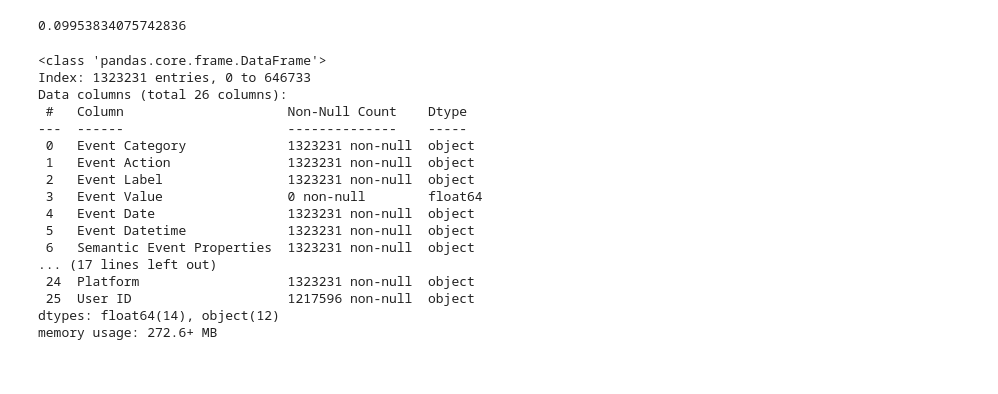
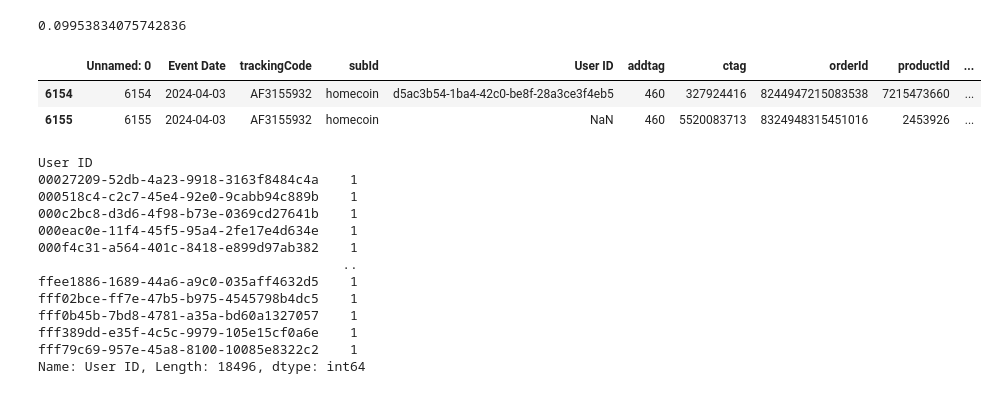
Before and after one commit to skadudd/bayes-ABtest, a Jupyter notebook: cp_test/cp_tst_click.ipynb, the cells around one changed output. Cells and saved outputs as stored; diff of their text form; code cells hidden in the pictures.

```diff
--- a/cp_test/cp_tst_click.ipynb
+++ b/cp_test/cp_tst_click.ipynb
@@ -126,23 +126,27 @@ df.query('`User ID` in @lst')['User ID'].nunique()
 df.query('`User ID`.isna()')['Airbridge Device ID'].nunique()/df['Airbridge Device ID'].nunique()
 # %% [output]
 0.09953834075742836
-# %%
-df[df['User ID']]
-# %% [output]
-<class 'pandas.core.frame.DataFrame'>
-Index: 1323231 entries, 0 to 646733
-Data columns (total 26 columns):
- #   Column                     Non-Null Count    Dtype
----  ------                     --------------    -----
- 0   Event Category             1323231 non-null  object
- 1   Event Action               1323231 non-null  object
- 2   Event Label                1323231 non-null  object
- 3   Event Value                0 non-null        float64
- 4   Event Date                 1323231 non-null  object
- 5   Event Datetime             1323231 non-null  object
- 6   Semantic Event Properties  1323231 non-null  object
-... (17 lines left out)
- 24  Platform                   1323231 non-null  object
- 25  User ID                    1217596 non-null  object
-dtypes: float64(14), object(12)
-memory usage: 272.6+ MB
+# %%
+df.head(2)
+# %% [output]
+|  | Unnamed: 0 | Event Date | trackingCode | subId | User ID | addtag | ctag | orderId | productId | ... |
+| 6154 | 6154 | 2024-04-03 | AF3155932 | homecoin | d5ac3b54-1ba4-42c0-be8f-28a3ce3f4eb5 | 460 | 327924416 | 8244947215083538 | 7215473660 | ... |
+| 6155 | 6155 | 2024-04-03 | AF3155932 | homecoin | NaN | 460 | 5520083713 | 8324948315451016 | 2453926 | ... |
+# %%
+df = pd.read_csv('./coupang_0401_0423.csv')
+df = df.query('`Event Date`>"2024-04-04"')
+df.groupby('User ID')['User ID'].nunique()
+# %% [output]
+User ID
+00027209-52db-4a23-9918-3163f8484c4a    1
+000518c4-c2c7-45e4-92e0-9cabb94c889b    1
+000c2bc8-d3d6-4f98-b73e-0369cd27641b    1
+000eac0e-11f4-45f5-95a4-2fe17e4d634e    1
+000f4c31-a564-401c-8418-e899d97ab382    1
+                                       ..
+ffee1886-1689-44a6-a9c0-035aff4632d5    1
+fff02bce-ff7e-47b5-b975-4545798b4dc5    1
+fff0b45b-7bd8-4781-a35a-bd60a1327057    1
+fff389dd-e35f-4c5c-9979-105e15cf0a6e    1
+fff79c69-957e-45a8-8100-10085e8322c2    1
+Name: User ID, Length: 18496, dtype: int64
```
Also changed, not shown: parts of 9 cells of this notebook, 5 other files.
